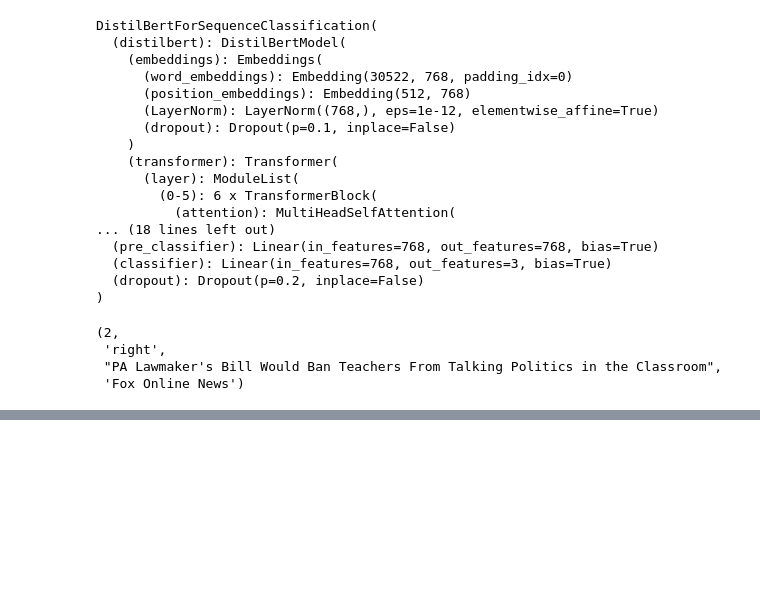
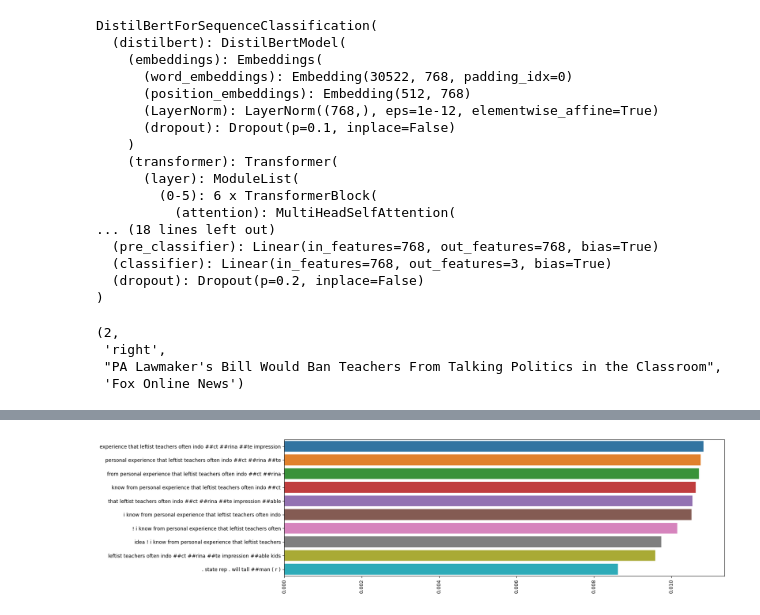
Before and after one commit to sltimmins/CS7322-Project, a Jupyter notebook: ArticleBias.ipynb, the cells around one changed output, grey strips where cells are left out. Saved outputs shown, nothing was run; the diff lists cells and outputs as text; code cells hidden in the pictures; blank space fills up the shorter version.

```diff
--- a/ArticleBias.ipynb
+++ b/ArticleBias.ipynb
@@ -138,0 +157,4 @@ pipe(' '.join(["pro-life is" * 50]))
+# %%
+visualize_ngrams_gradients(gradients, inputs['input_ids'], tokenizer, n=10)
+# %% [output]
+[figure, added]
```
Also changed, not shown: parts of 26 cells of this notebook.
